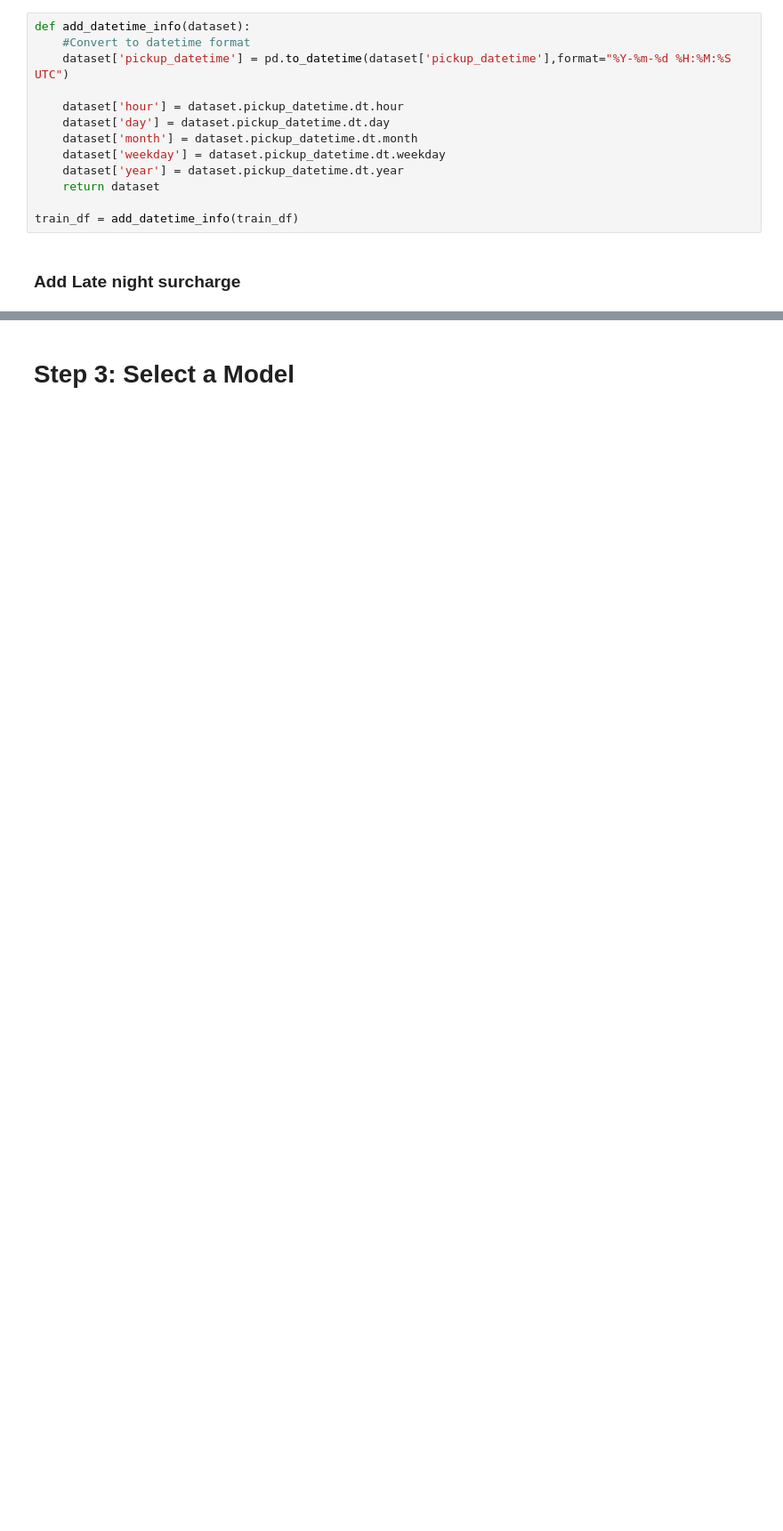
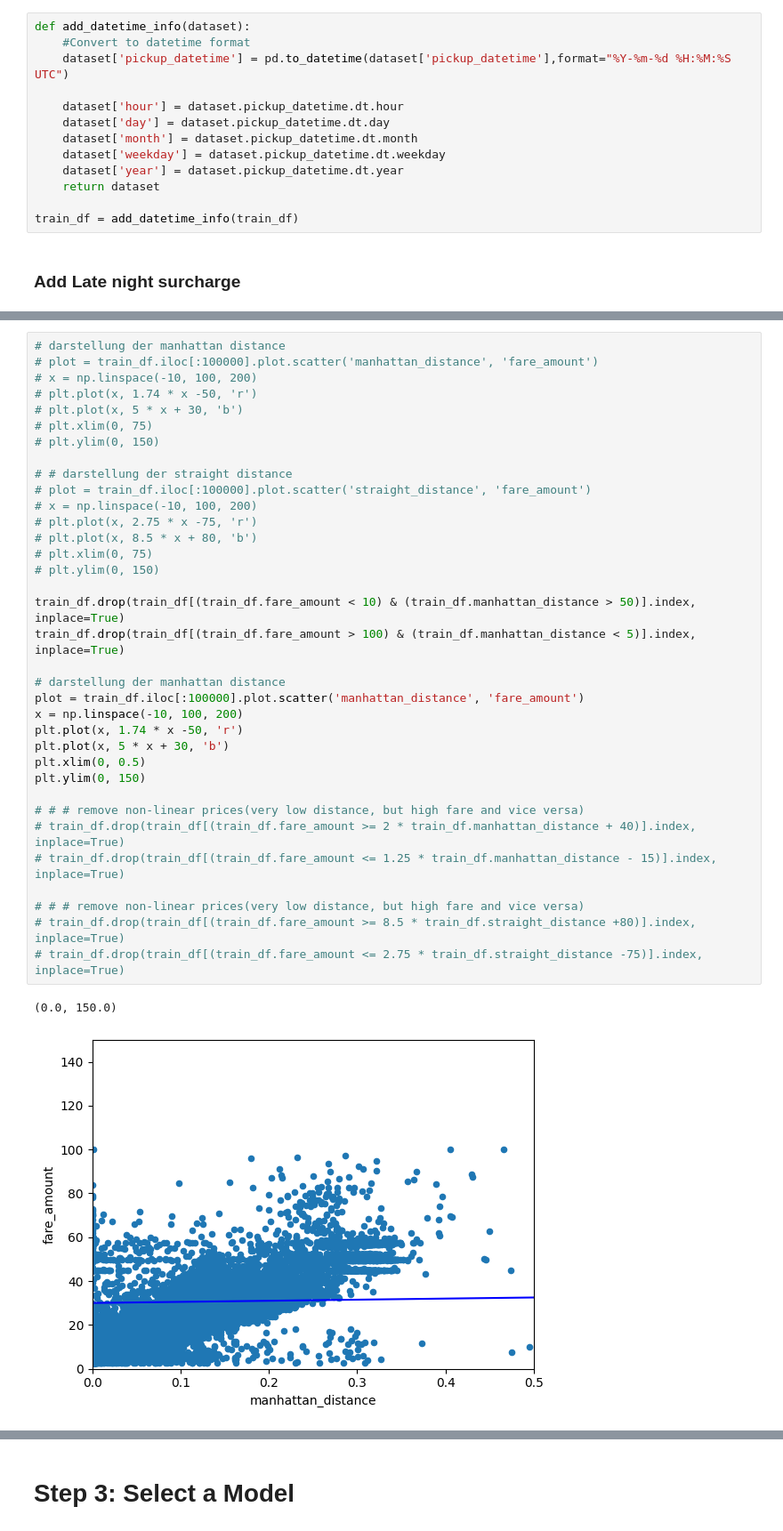
Before and after one commit to Lucscom/MLA_Kaggle_NY_Taxi, a Jupyter notebook: nyc-taxi-fare-final.ipynb, the cells around one changed output, grey strips where cells are left out. Shown: that part at 89% size. Drawn from its saved outputs; the diff is of its cells as text; blank space fills up the shorter version.

```diff
--- a/nyc-taxi-fare-final.ipynb
+++ b/nyc-taxi-fare-final.ipynb
@@ -216,6 +212,44 @@ def add_rush_hour (df):
 
 train_df['rush_hour'] = train_df.apply(add_rush_hour, axis=1)
 train_df['night'] = train_df.apply(add_night, axis=1)
+# %%
+# darstellung der manhattan distance
+# plot = train_df.iloc[:100000].plot.scatter('manhattan_distance', 'fare_amount')
+# x = np.linspace(-10, 100, 200)
+# plt.plot(x, 1.74 * x -50, 'r')
+# plt.plot(x, 5 * x + 30, 'b')
+# plt.xlim(0, 75)
+# plt.ylim(0, 150)
+
+# # darstellung der straight distance
+# plot = train_df.iloc[:100000].plot.scatter('straight_distance', 'fare_amount')
+# x = np.linspace(-10, 100, 200)
+# plt.plot(x, 2.75 * x -75, 'r')
+# plt.plot(x, 8.5 * x + 80, 'b')
+# plt.xlim(0, 75)
+# plt.ylim(0, 150)
+
+train_df.drop(train_df[(train_df.fare_amount < 10) & (train_df.manhattan_distance > 50)].index, inplace=True)
+train_df.drop(train_df[(train_df.fare_amount > 100) & (train_df.manhattan_distance < 5)].index, inplace=True)
+
+# darstellung der manhattan distance
+plot = train_df.iloc[:100000].plot.scatter('manhattan_distance', 'fare_amount')
+x = np.linspace(-10, 100, 200)
+plt.plot(x, 1.74 * x -50, 'r')
+plt.plot(x, 5 * x + 30, 'b')
+plt.xlim(0, 0.5)
+plt.ylim(0, 150)
+
+# # # remove non-linear prices(very low distance, but high fare and vice versa)
+# train_df.drop(train_df[(train_df.fare_amount >= 2 * train_df.manhattan_distance + 40)].index, inplace=True)
+# train_df.drop(train_df[(train_df.fare_amount <= 1.25 * train_df.manhattan_distance - 15)].index, inplace=True)
+
+# # # remove non-linear prices(very low distance, but high fare and vice versa)
+# train_df.drop(train_df[(train_df.fare_amount >= 8.5 * train_df.straight_distance +80)].index, inplace=True)
+# train_df.drop(train_df[(train_df.fare_amount <= 2.75 * train_df.straight_distance -75)].index, inplace=True)
+# %% [output]
+(0.0, 150.0)
+[figure, added]
 # %%
 from sklearn import model_selection, preprocessing
 
```
Also changed, not shown: parts of 12 cells of this notebook, 2 other files.
